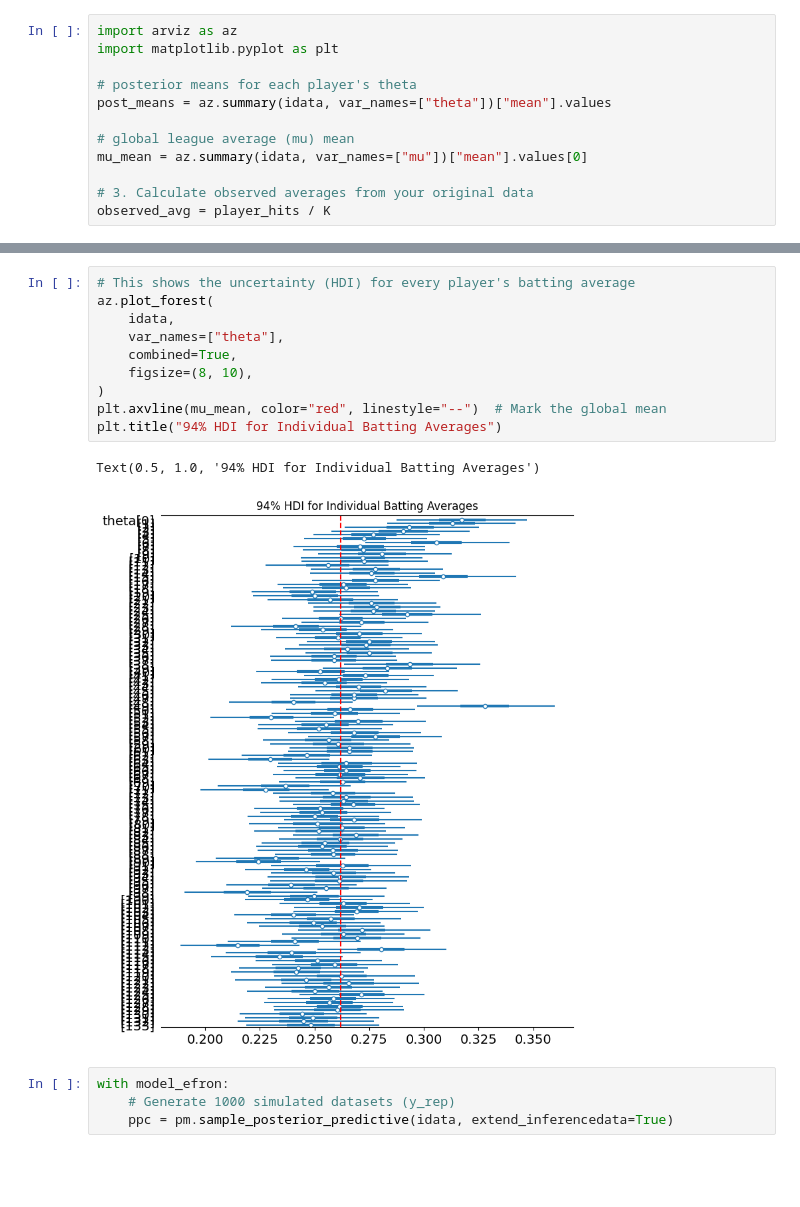
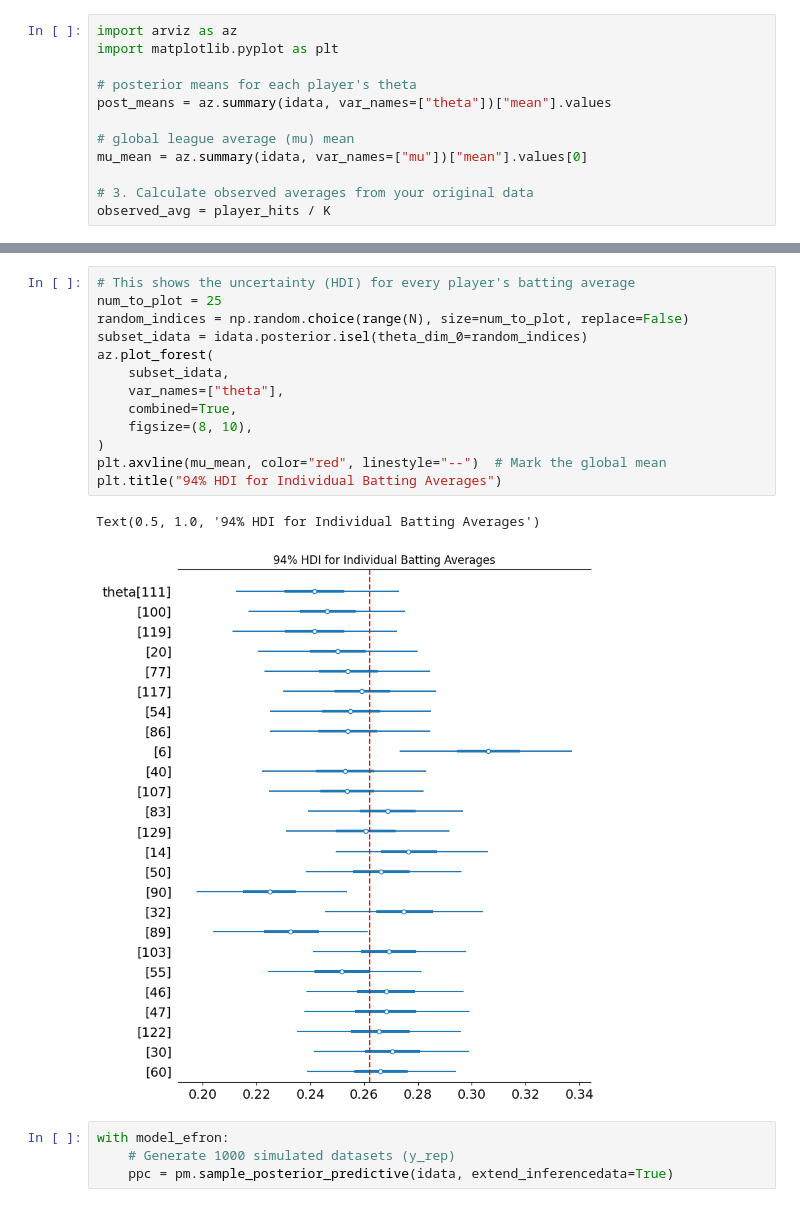
Before and after one commit to alexanderneva/baseball, a Jupyter notebook: efronmorris.ipynb, the cells around one changed output, grey strips where cells are left out. Drawn from its saved outputs; the diff is of its cells as text; blank space fills up the shorter version.

```diff
--- a/efronmorris.ipynb
+++ b/efronmorris.ipynb
@@ -152,16 +152,19 @@ plt.show()
 # %%
 # This shows the uncertainty (HDI) for every player's batting average
+num_to_plot = 25
+random_indices = np.random.choice(range(N), size=num_to_plot, replace=False)
+subset_idata = idata.posterior.isel(theta_dim_0=random_indices)
 az.plot_forest(
-    idata,
+    subset_idata,
     var_names=["theta"],
     combined=True,
     figsize=(8, 10),
 )
 plt.axvline(mu_mean, color="red", linestyle="--")  # Mark the global mean
 plt.title("94% HDI for Individual Batting Averages")
 # %% [output]
 Text(0.5, 1.0, '94% HDI for Individual Batting Averages')
-[figure, old version]
+[figure, new version]
 # %%
 with model_efron:
     # Generate 1000 simulated datasets (y_rep)
```
Also changed, not shown: parts of 7 cells of this notebook, 12 other files.
